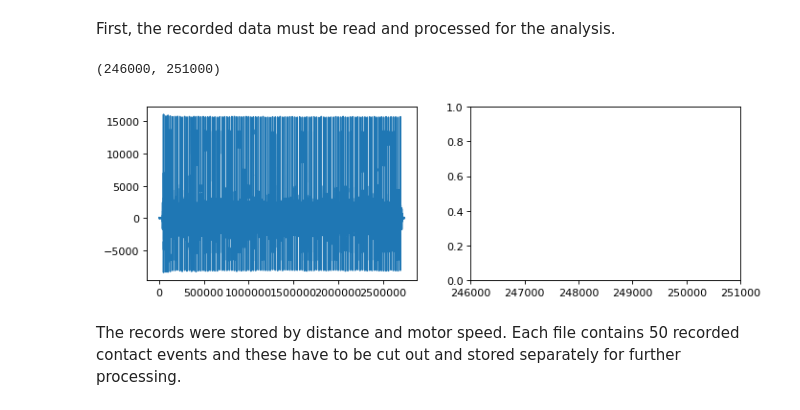
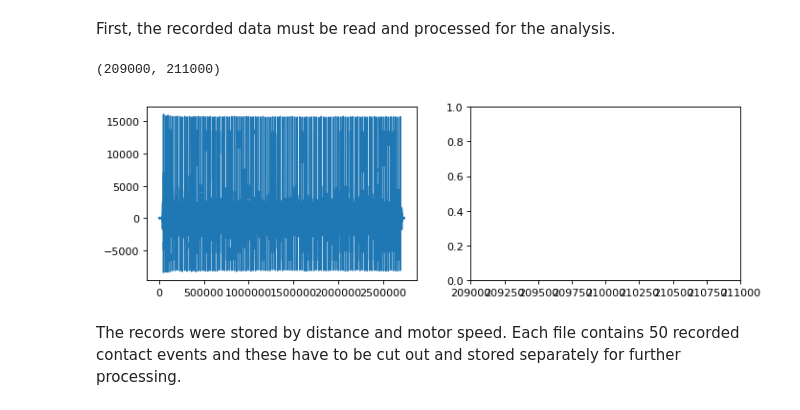
Before and after one commit to LucaHermes/PiezoAntenna, a Jupyter notebook: Piezo Antenna.ipynb, the cells around one changed output. Drawn from its saved outputs; the diff is of its cells as text; code cells hidden in the pictures.

Commit message:
reproduced plots

```diff
--- a/Piezo Antenna.ipynb
+++ b/Piezo Antenna.ipynb
@@ -41,36 +41,36 @@ FRAMERATE = 0
 data_dir = 'data'
 files = os.listdir(data_dir)
 rawdata = pd.DataFrame(columns=['record', 'distance', 'speed'])
 
 # search folder for wav files
 id = 0
 for f in files:
     if '.wav' not in f:
         continue
     fs, data = wav.read(os.path.join(data_dir, f))
     FRAMERATE = fs
     # parse integers from filename (distance, speed, material)
     decoded_classes = [ int(s) for s in re.findall(r'-?\d+', f) ]
     rawdata = rawdata.append(dict(
         { 'id'       : id,
           'record'   : data,
           'distance' : decoded_classes[0],
           'speed'    : decoded_classes[1] }), ignore_index=True)
     id += 1
 
 N_CLASSES = len(rawdata)
 rawdata = rawdata.set_index('id', drop=True)
 
 plt.figure(num=None, figsize=(10, 3), dpi=80)
 
 plt.subplot(1, 2, 1)
 #plt.xlim((1000000, 2000000))
 plt.plot(rawdata['record'][13])
 plt.subplot(1, 2, 2)
-plt.xlim((246000, 251000))
+plt.xlim((209000, 211000))
 # %% [output]
-(246000, 251000)
+(209000, 211000)
-[figure, old version]
+[figure, new version]
 # %% [markdown]
 The records were stored by distance and motor speed. Each file contains 50 recorded contact events and these have to be cut out and stored separately for further processing.
 # %% [markdown]
```
Also changed, not shown: parts of 1 cell of this notebook.
